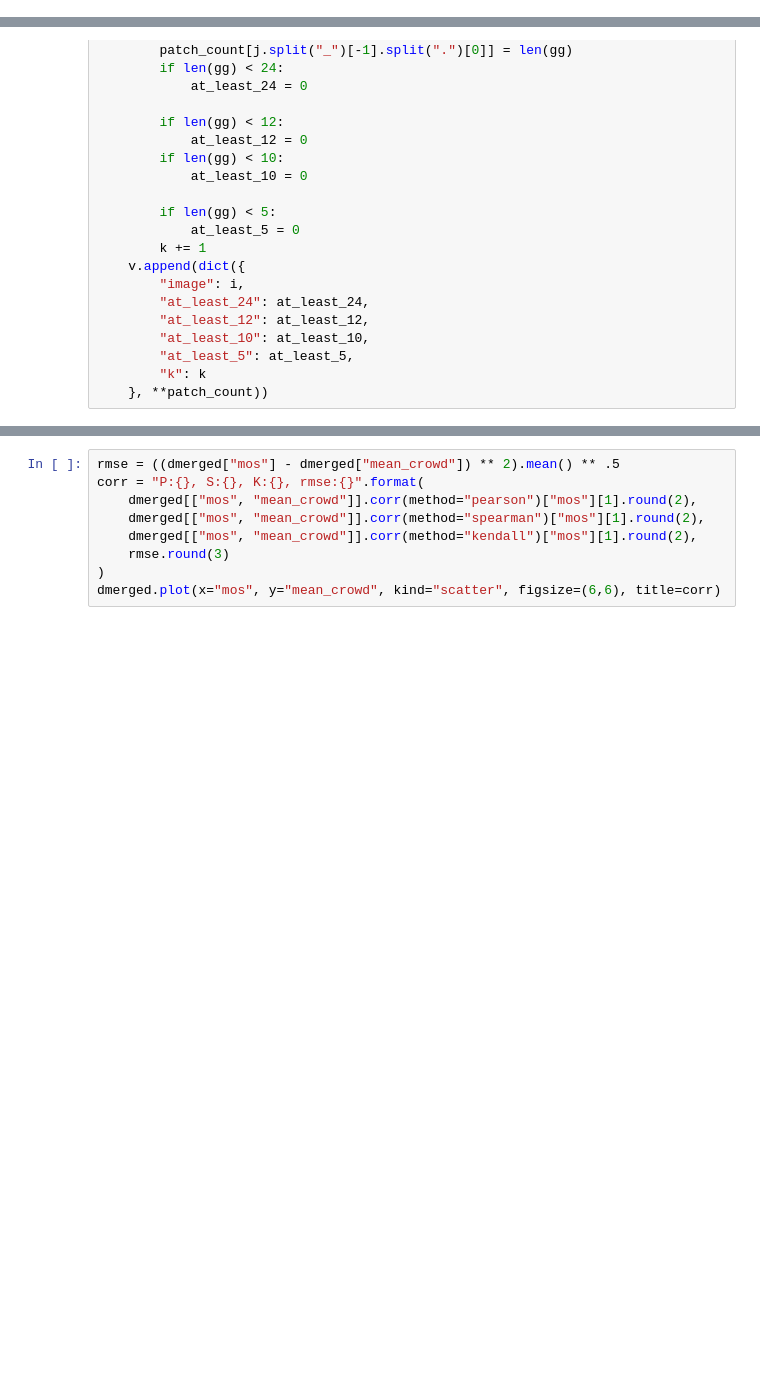
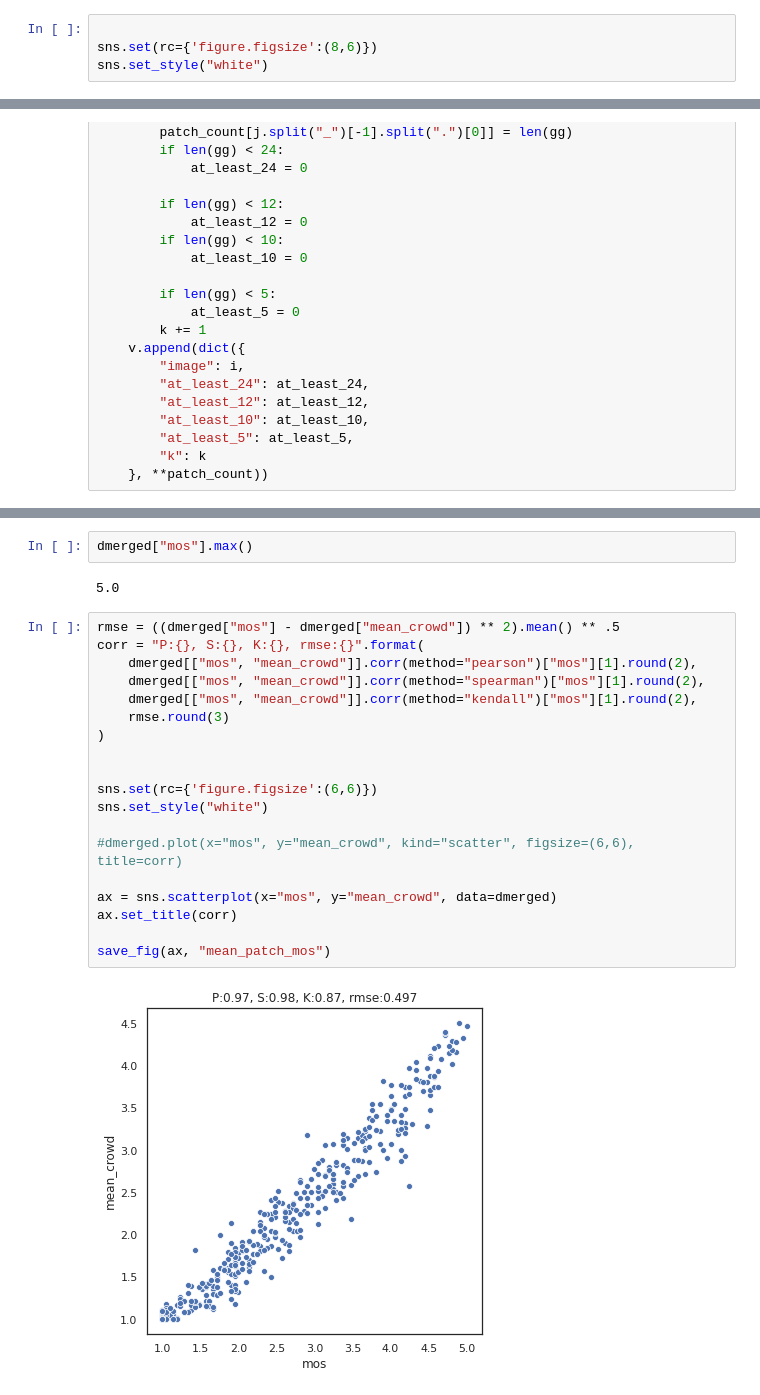
Before and after one commit to Telecommunication-Telemedia-Assessment/image_quality_test, a Jupyter notebook: test_2/analyze.ipynb, the cells around one changed output, grey strips where cells are left out. Cells and saved outputs as stored; diff of their text form; blank space fills up the shorter version.

```diff
--- a/test_2/analyze.ipynb
+++ b/test_2/analyze.ipynb
@@ -312,3 +376,7 @@ See the caveats in the documentation: https://pandas.pydata.org/pandas-docs/stab
+# %%
+
+sns.set(rc={'figure.figsize':(8,6)})
+sns.set_style("white")
 # %%
 dvar_r = dr.groupby(by="image_name").std().reset_index()[["image_name", "rating"]]
 dvar_r = dvar_r.rename(columns={"rating": "std_crowd"})
@@ -406,9 +553,25 @@ print(len(dmerged))
+# %%
+dmerged["mos"].max()
+# %% [output]
+5.0
 # %%
 rmse = ((dmerged["mos"] - dmerged["mean_crowd"]) ** 2).mean() ** .5
 corr = "P:{}, S:{}, K:{}, rmse:{}".format(
     dmerged[["mos", "mean_crowd"]].corr(method="pearson")["mos"][1].round(2),
     dmerged[["mos", "mean_crowd"]].corr(method="spearman")["mos"][1].round(2),
     dmerged[["mos", "mean_crowd"]].corr(method="kendall")["mos"][1].round(2),
     rmse.round(3)
 )
-dmerged.plot(x="mos", y="mean_crowd", kind="scatter", figsize=(6,6), title=corr)
+
+
+sns.set(rc={'figure.figsize':(6,6)})
+sns.set_style("white")
+
+#dmerged.plot(x="mos", y="mean_crowd", kind="scatter", figsize=(6,6), title=corr)
+
+ax = sns.scatterplot(x="mos", y="mean_crowd", data=dmerged)
+ax.set_title(corr)
+
+save_fig(ax, "mean_patch_mos")
+# %% [output]
+[figure, added]
```
Also changed, not shown: parts of 12 cells of this notebook.
